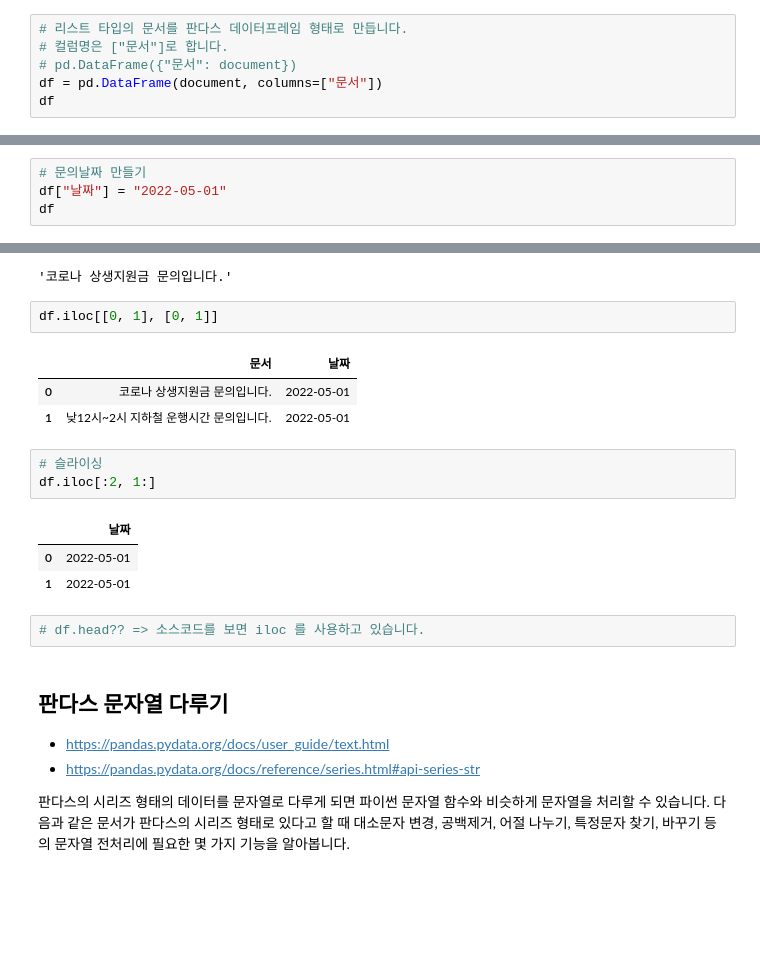
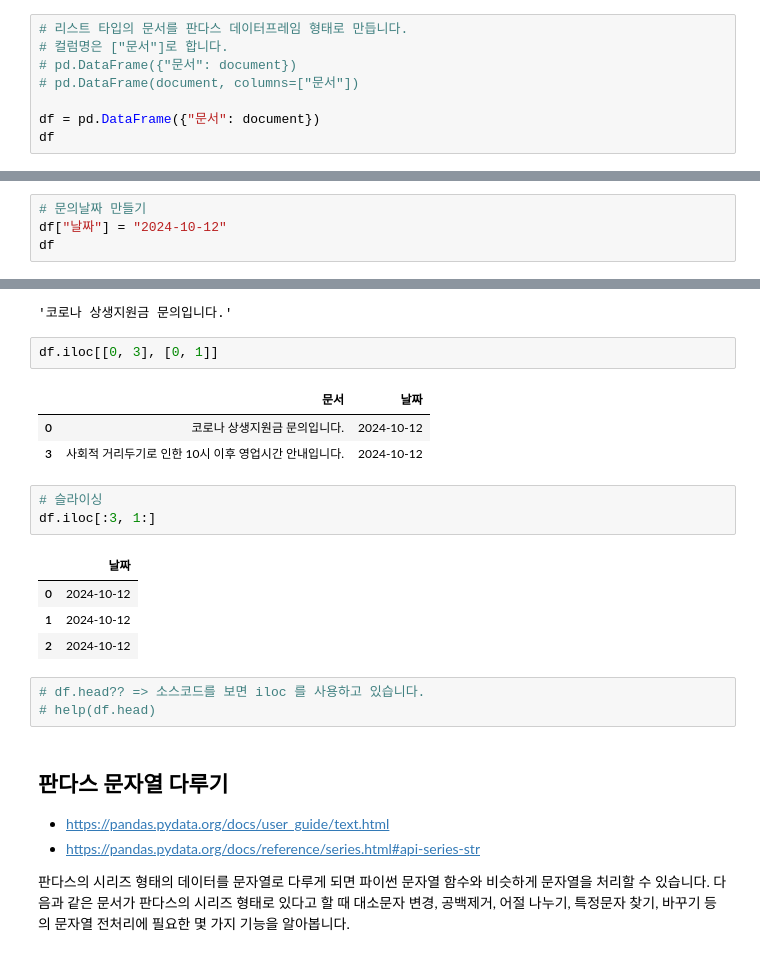
Before and after one commit to corazzon/python-text-analysis, a Jupyter notebook: 0102-pandas-string-output.ipynb, the cells around one changed output, grey strips where cells are left out. Saved outputs shown, nothing was run; the diff lists cells and outputs as text; blank space fills up the shorter version.

```diff
--- a/0102-pandas-string-output.ipynb
+++ b/0102-pandas-string-output.ipynb
@@ -40,7 +48,9 @@ dtype: object
 # 리스트 타입의 문서를 판다스 데이터프레임 형태로 만듭니다.
 # 컬럼명은 ["문서"]로 합니다.
 # pd.DataFrame({"문서": document})
-df = pd.DataFrame(document, columns=["문서"])
+# pd.DataFrame(document, columns=["문서"])
+
+df = pd.DataFrame({"문서": document})
 df
 # %% [output]
 |  | 문서 |
@@ -70,6 +80,6 @@ memory usage: 176.0+ bytes
 # %%
 # 문의날짜 만들기
-df["날짜"] = "2022-05-01"
+df["날짜"] = "2024-10-12"
 df
 # %% [output]
 |  | 문서 | 날짜 |
@@ -191,20 +210,22 @@ df.iloc[0, 0]
 # %% [output]
 '코로나 상생지원금 문의입니다.'
 # %%
-df.iloc[[0, 1], [0, 1]]
+df.iloc[[0, 3], [0, 1]]
 # %% [output]
 |  | 문서 | 날짜 |
-| 0 | 코로나 상생지원금 문의입니다. | 2022-05-01 |
-| 1 | 낮12시~2시 지하철 운행시간 문의입니다. | 2022-05-01 |
+| 0 | 코로나 상생지원금 문의입니다. | 2024-10-12 |
+| 3 | 사회적 거리두기로 인한 10시 이후 영업시간 안내입니다. | 2024-10-12 |
 # %%
 # 슬라이싱
-df.iloc[:2, 1:]
+df.iloc[:3, 1:]
 # %% [output]
 |  | 날짜 |
-| 0 | 2022-05-01 |
-| 1 | 2022-05-01 |
+| 0 | 2024-10-12 |
+| 1 | 2024-10-12 |
+| 2 | 2024-10-12 |
 # %%
 # df.head?? => 소스코드를 보면 iloc 를 사용하고 있습니다.
+# help(df.head)
 # %% [markdown]
 ## 판다스 문자열 다루기
 
```
Also changed, not shown: parts of 39 cells of this notebook, 1 other file.
